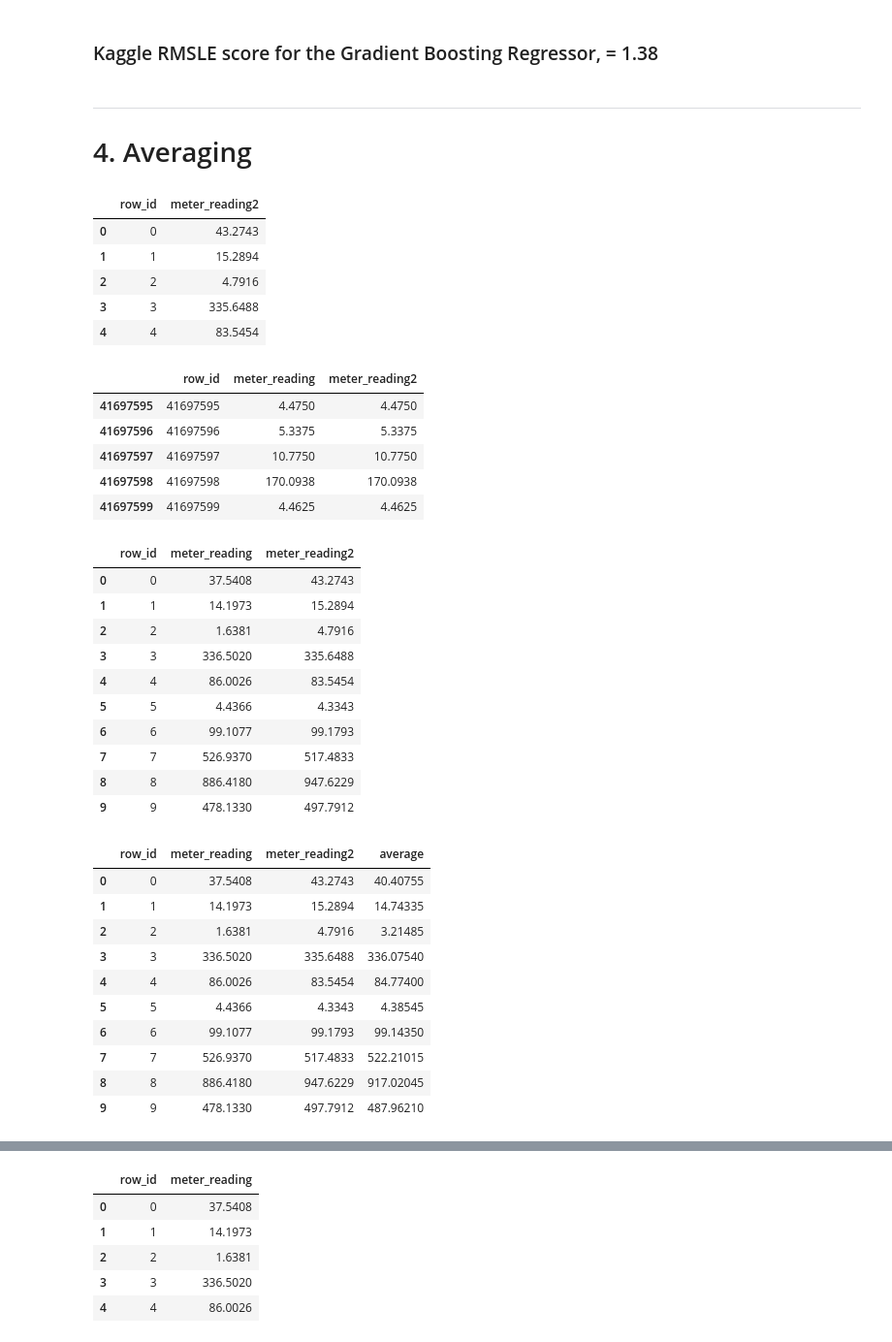
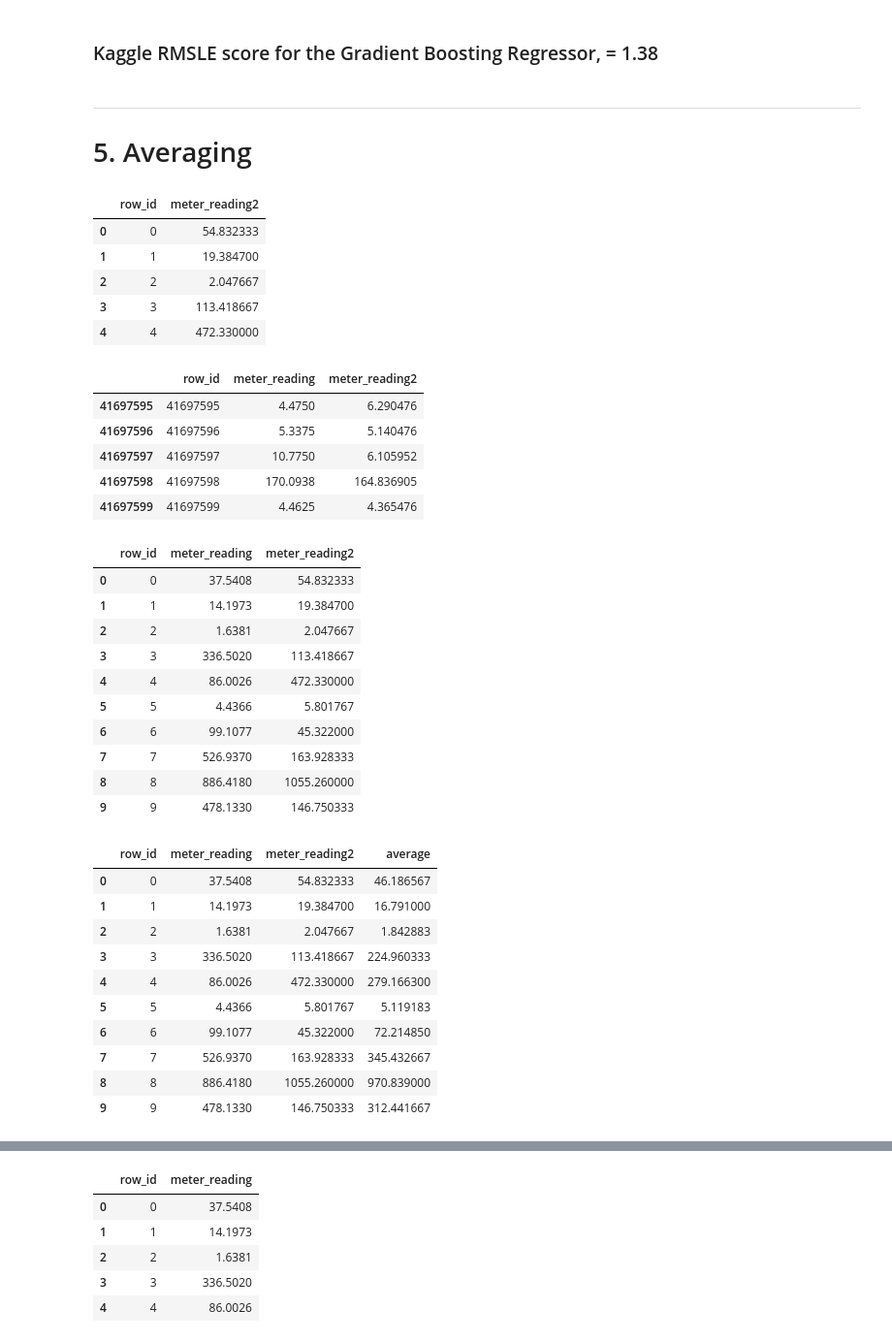
Before and after one commit to rupalisaini/energypredictor, a Jupyter notebook: energypredictor.ipynb, the cells around one changed output, grey strips where cells are left out. Shown: that part at 97% size. Drawn from its saved outputs; the diff is of its cells as text; code cells hidden in the pictures.

```diff
--- a/energypredictor.ipynb
+++ b/energypredictor.ipynb
@@ -2043,59 +2044,59 @@ dtr1results.to_csv("results/gradientBoostingRegressor_merged.csv", index=False)
 ### Kaggle RMSLE score for the Gradient Boosting Regressor, = 1.38
 # %% [markdown]
 ---
-# 4. Averaging
+# 5. Averaging
 # %%
 dtr1results = pd.read_csv("results/decisionTreeRegressor02_merged.csv")
-dtr2results = pd.read_csv("results/randomForestRegressor02_merged.csv")
+dtr2results = pd.read_csv("results/decisionTree01.csv")
 
 dtr2results.rename(columns={"meter_reading":"meter_reading2"}, inplace=True)
 dtr2results.head(5)
 # %% [output]
 |  | row_id | meter_reading2 |
-| 0 | 0 | 43.2743 |
-| 1 | 1 | 15.2894 |
-| 2 | 2 | 4.7916 |
-| 3 | 3 | 335.6488 |
-| 4 | 4 | 83.5454 |
+| 0 | 0 | 54.832333 |
+| 1 | 1 | 19.384700 |
+| 2 | 2 | 2.047667 |
+| 3 | 3 | 113.418667 |
+| 4 | 4 | 472.330000 |
 # %%
 mergedResults = pd.merge(dtr1results, dtr2results, on='row_id', how='left')
 mergedResults.tail(5)
 # %% [output]
 |  | row_id | meter_reading | meter_reading2 |
-| 41697595 | 41697595 | 4.4750 | 4.4750 |
-| 41697596 | 41697596 | 5.3375 | 5.3375 |
-| 41697597 | 41697597 | 10.7750 | 10.7750 |
-| 41697598 | 41697598 | 170.0938 | 170.0938 |
-| 41697599 | 41697599 | 4.4625 | 4.4625 |
+| 41697595 | 41697595 | 4.4750 | 6.290476 |
+| 41697596 | 41697596 | 5.3375 | 5.140476 |
+| 41697597 | 41697597 | 10.7750 | 6.105952 |
+| 41697598 | 41697598 | 170.0938 | 164.836905 |
+| 41697599 | 41697599 | 4.4625 | 4.365476 |
 # %%
 mergedResults.head(10)
 # %% [output]
 |  | row_id | meter_reading | meter_reading2 |
-| 0 | 0 | 37.5408 | 43.2743 |
-| 1 | 1 | 14.1973 | 15.2894 |
-| 2 | 2 | 1.6381 | 4.7916 |
-| 3 | 3 | 336.5020 | 335.6488 |
-| 4 | 4 | 86.0026 | 83.5454 |
-| 5 | 5 | 4.4366 | 4.3343 |
-| 6 | 6 | 99.1077 | 99.1793 |
-| 7 | 7 | 526.9370 | 517.4833 |
-| 8 | 8 | 886.4180 | 947.6229 |
-| 9 | 9 | 478.1330 | 497.7912 |
+| 0 | 0 | 37.5408 | 54.832333 |
+| 1 | 1 | 14.1973 | 19.384700 |
+| 2 | 2 | 1.6381 | 2.047667 |
+| 3 | 3 | 336.5020 | 113.418667 |
+| 4 | 4 | 86.0026 | 472.330000 |
+| 5 | 5 | 4.4366 | 5.801767 |
+| 6 | 6 | 99.1077 | 45.322000 |
+| 7 | 7 | 526.9370 | 163.928333 |
+| 8 | 8 | 886.4180 | 1055.260000 |
+| 9 | 9 | 478.1330 | 146.750333 |
 # %%
 mergedResults['average'] = mergedResults[['meter_reading','meter_reading2']].mean(axis=1)
 mergedResults.head(10)
 # %% [output]
 |  | row_id | meter_reading | meter_reading2 | average |
-| 0 | 0 | 37.5408 | 43.2743 | 40.40755 |
-| 1 | 1 | 14.1973 | 15.2894 | 14.74335 |
-| 2 | 2 | 1.6381 | 4.7916 | 3.21485 |
-| 3 | 3 | 336.5020 | 335.6488 | 336.07540 |
-| 4 | 4 | 86.0026 | 83.5454 | 84.77400 |
-| 5 | 5 | 4.4366 | 4.3343 | 4.38545 |
-| 6 | 6 | 99.1077 | 99.1793 | 99.14350 |
-| 7 | 7 | 526.9370 | 517.4833 | 522.21015 |
-| 8 | 8 | 886.4180 | 947.6229 | 917.02045 |
-| 9 | 9 | 478.1330 | 497.7912 | 487.96210 |
+| 0 | 0 | 37.5408 | 54.832333 | 46.186567 |
+| 1 | 1 | 14.1973 | 19.384700 | 16.791000 |
+| 2 | 2 | 1.6381 | 2.047667 | 1.842883 |
+| 3 | 3 | 336.5020 | 113.418667 | 224.960333 |
+| 4 | 4 | 86.0026 | 472.330000 | 279.166300 |
+| 5 | 5 | 4.4366 | 5.801767 | 5.119183 |
+| 6 | 6 | 99.1077 | 45.322000 | 72.214850 |
+| 7 | 7 | 526.9370 | 163.928333 | 345.432667 |
+| 8 | 8 | 886.4180 | 1055.260000 | 970.839000 |
+| 9 | 9 | 478.1330 | 146.750333 | 312.441667 |
 # %%
 mergedResults.drop("meter_reading", axis=1, inplace=True)
 mergedResults.drop("meter_reading2", axis=1, inplace=True)
```
Also changed, not shown: parts of 6 cells of this notebook.
